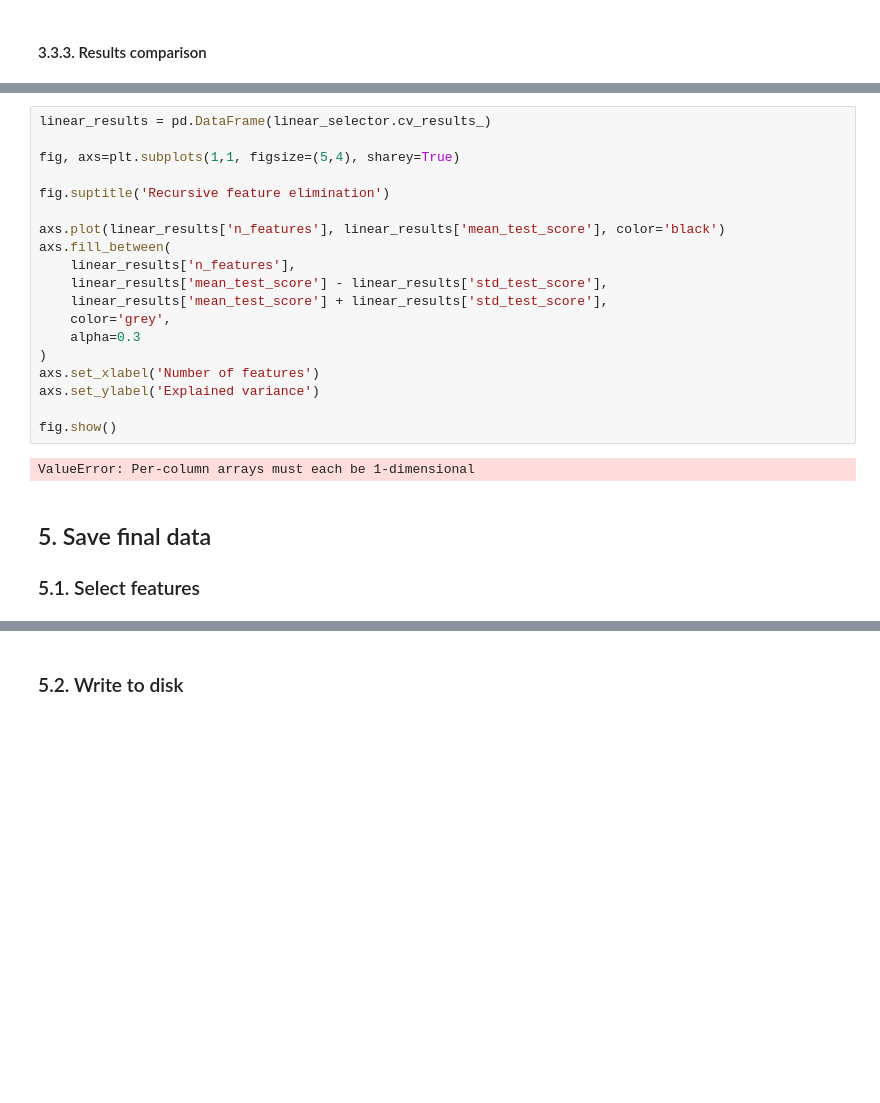
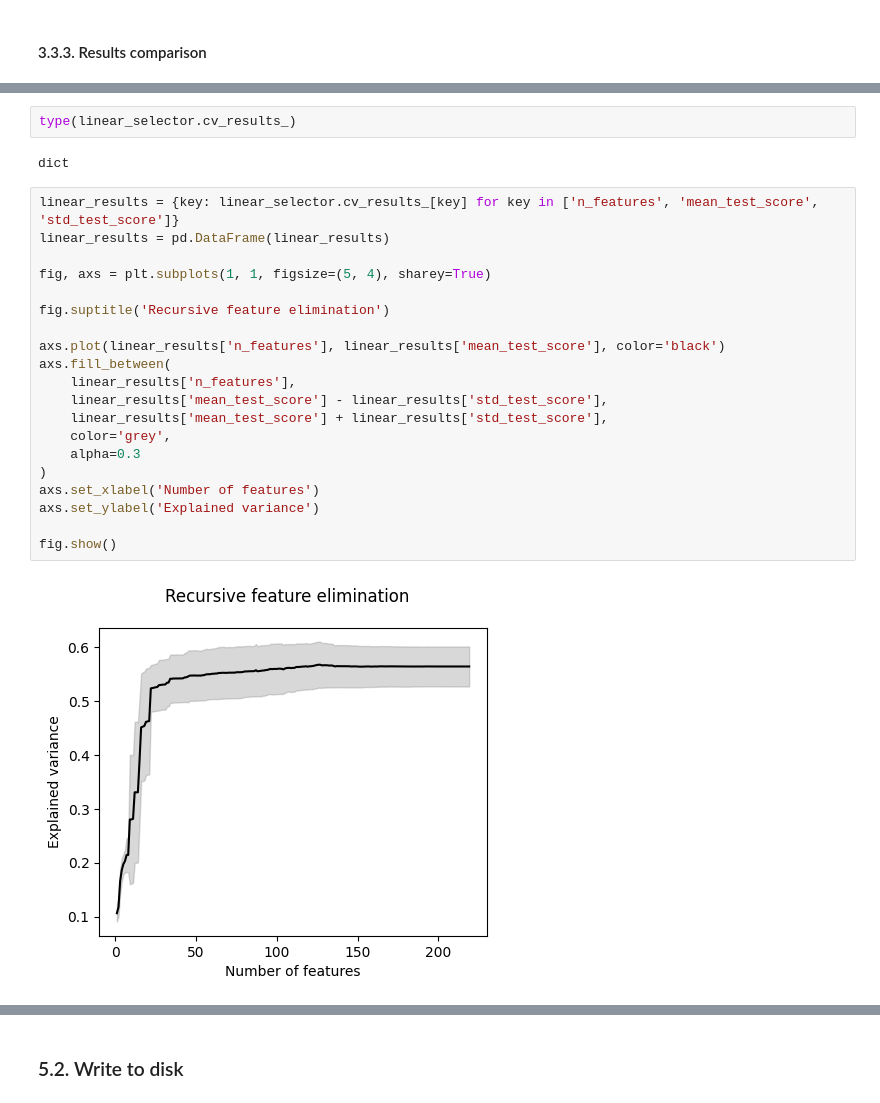
Before and after one commit to gperdrizet/gperdrizet-data-preprocessing-project-tutorial, a Jupyter notebook: solution/gperdrizet-04_feature_engineering.ipynb, the cells around one changed output, grey strips where cells are left out. Saved outputs shown, nothing was run; the diff lists cells and outputs as text; blank space fills up the shorter version.

```diff
--- a/solution/gperdrizet-04_feature_engineering.ipynb
+++ b/solution/gperdrizet-04_feature_engineering.ipynb
@@ -354,25 +408,26 @@ linear_selector=linear_selector.fit(
+# %%
+type(linear_selector.cv_results_)
+# %% [output]
+dict
 # %%
-linear_results = pd.DataFrame(linear_selector.cv_results_)
+linear_results = {key: linear_selector.cv_results_[key] for key in ['n_features', 'mean_test_score', 'std_test_score']}
+linear_results = pd.DataFrame(linear_results)
 
-fig, axs=plt.subplots(1,1, figsize=(5,4), sharey=True)
+fig, axs = plt.subplots(1, 1, figsize=(5, 4), sharey=True)
 
 fig.suptitle('Recursive feature elimination')
 
 axs.plot(linear_results['n_features'], linear_results['mean_test_score'], color='black')
 axs.fill_between(
     linear_results['n_features'],
     linear_results['mean_test_score'] - linear_results['std_test_score'],
     linear_results['mean_test_score'] + linear_results['std_test_score'],
     color='grey',
     alpha=0.3
 )
 axs.set_xlabel('Number of features')
 axs.set_ylabel('Explained variance')
 
 fig.show()
 # %% [output]
-ValueError: Per-column arrays must each be 1-dimensional
+[figure, added]
-# %% [markdown]
-## 5. Save final data
-
-### 5.1. Select features
```
Also changed, not shown: parts of 44 cells of this notebook.
